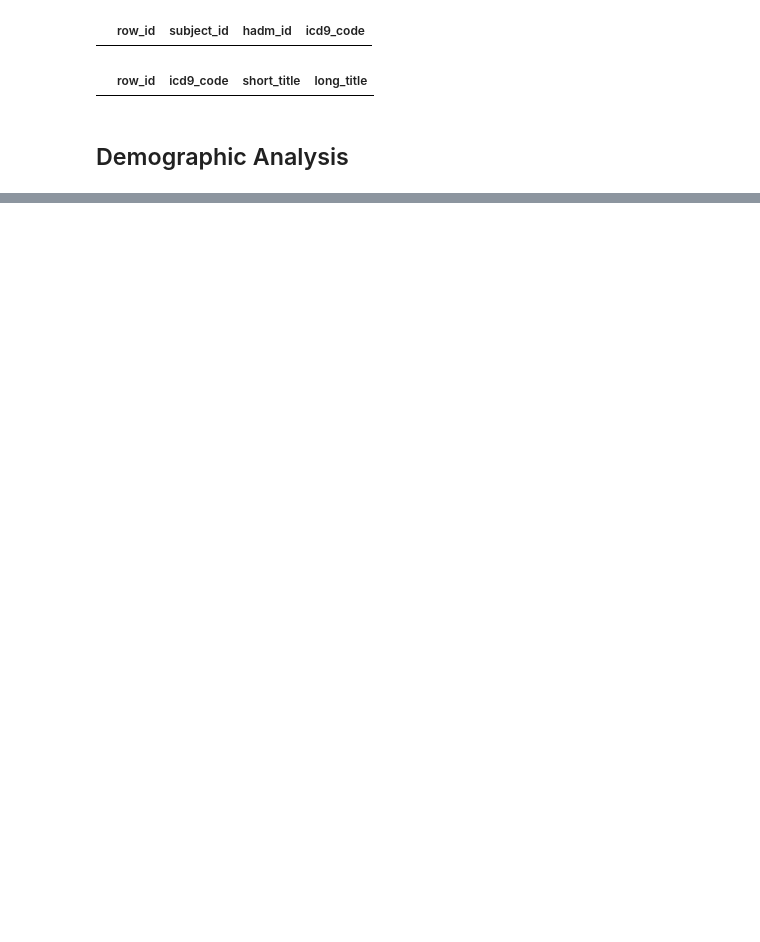
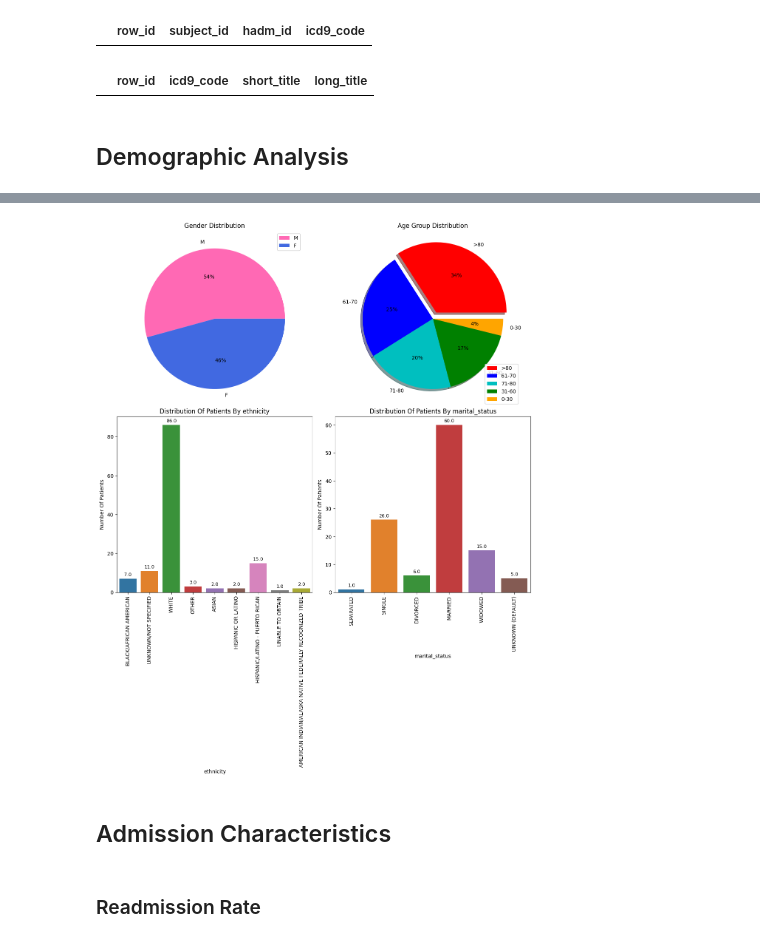
Before and after one commit to Annanchai/EHRAnalysisDataScienceBusinessCase, a Jupyter notebook: EHR Analysis.ipynb, the cells around one changed output, grey strips where cells are left out. Cells and saved outputs as stored; diff of their text form; code cells hidden in the pictures; blank space fills up the shorter version.

```diff
--- a/EHR Analysis.ipynb
+++ b/EHR Analysis.ipynb
@@ -286,6 +283,0 @@ admpt = admissions.merge(patients[['subject_id', 'gender', 'dob']], how='left',o
-# %%
-plt.figure(figsize=(10,6))
-ax = admpt['gender'].value_counts().plot(kind='pie', autopct='%1.0f%%', colors=['hotpink', 'royalblue'], legend=True, ylabel='')
-plt.title('Gender Distribution')
-plt.tight_layout()
-plt.show()
@@ -296,4 +284,3 @@ plt.show()
 # %%
-#Creating the age column using dob
-today=date.today()
-admpt['dob'].apply(lambda x: x.year-today.year)
+#Creating the age column using dob and admittime
+admpt['age'] = admpt['admittime'].dt.year - admpt['dob'].dt.year
@@ -316,0 +287,46 @@ Timestamp('1878-05-14 00:00:00')
+# %%
+#Converting age = 300 to 89
+admpt['age'] = admpt['age'].apply(lambda x: 89 if x == 300 else x)
+# %%
+admpt['agegroup'] = pd.cut(admpt['age'], bins=[0,30, 60, 70, 80, 100], labels=['0-30', '31-60', '61-70', '71-80', '>80'])
+# %%
+# Plotting the distribution of Gender, Age group, Ethnicity and Marital status
+plt.figure(figsize=(12,15))
+columns = ['ethnicity', 'marital_status']
+plt.subplot(2,2,1)
+admpt['gender'].value_counts().plot(kind='pie',
+                                         autopct='%1.0f%%',
+                                         colors=['hotpink', 'royalblue'],
+                                         legend=True,
+                                         ylabel='')
+plt.title('Gender Distribution')
+
+plt.subplot(2,2,2)
+admpt['agegroup'].value_counts().plot(kind='pie',
+                                           autopct='%1.0f%%',
+                                           legend=True,
+                                           explode = (0.1, 0, 0, 0, 0),
+                                           colors=['r','b','c','g', 'orange'],
+                                           shadow=True,
+                                           ylabel='')
+plt.title('Age Group Distribution')
+
+for i, column in enumerate(columns, 3):
+    plt.subplot(2,2,i)
+    ax = sns.countplot(data=admpt, x=column)
+    for p in ax.patches:
+        ax.annotate(f'{p.get_height()}', (p.get_x() + p.get_width() / 2., p.get_height()),
+                    ha='center', va='baseline', fontsize=9, color='black', xytext=(0, 5),
+                    textcoords='offset points')
+    plt.title(f'Distribution Of Patients By {column}')
+    plt.xlabel(column)
+    plt.ylabel('Number Of Patients')
+    plt.xticks(rotation=90)
+plt.tight_layout(h_pad=4)
+plt.show()
+# %% [output]
+[figure, added]
+# %% [markdown]
+## Admission Characteristics
+# %% [markdown]
+### Readmission Rate
```
Also changed, not shown: parts of 14 cells of this notebook.
